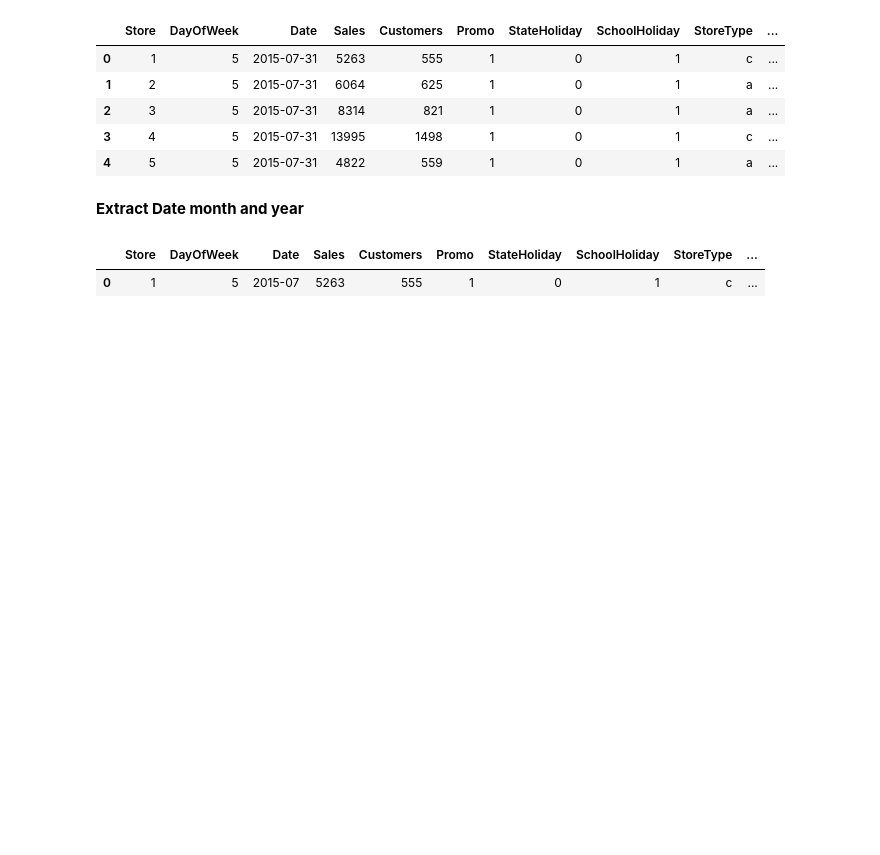
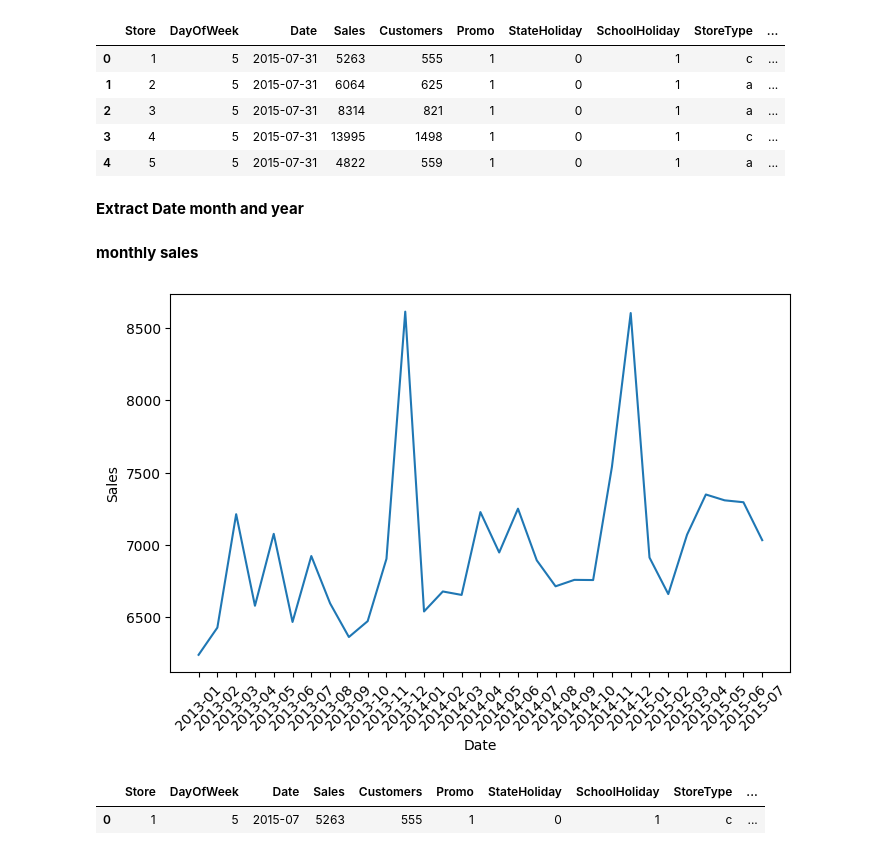
Before and after one commit to kumarabhinavthakur274/Kumar_Abhinav_Rossmann_Sales_Prediction_Capstone_Project, a Jupyter notebook: Kumar_Abhinav_Rossmann_Sales_Prediction_Capstone_Project.ipynb, the cells around one changed output. Cells and saved outputs as stored; diff of their text form; code cells hidden in the pictures; blank space fills up the shorter version.

```diff
--- a/Kumar_Abhinav_Rossmann_Sales_Prediction_Capstone_Project.ipynb
+++ b/Kumar_Abhinav_Rossmann_Sales_Prediction_Capstone_Project.ipynb
@@ -373,6 +387,14 @@ df_merged['Year']  = df_merged['Date'].apply(extract_year)
 df_merged['Month'] = df_merged['Date'].apply(extract_month)
 df_sales['Year']  = df_sales['Date'].apply(extract_year)
 df_sales['Month'] = df_sales['Date'].apply(extract_month)
+# %% [markdown]
+**monthly sales**
+# %%
+sns.lineplot(data=df_merged.groupby('Date')['Sales'].mean().reset_index(), x='Date', y='Sales')
+plt.xticks(rotation= 45)
+plt.show()
+# %% [output]
+[figure, added]
 # %%
 df_merged.head(1)
 # %% [output]
```
Also changed, not shown: parts of 11 cells of this notebook.
